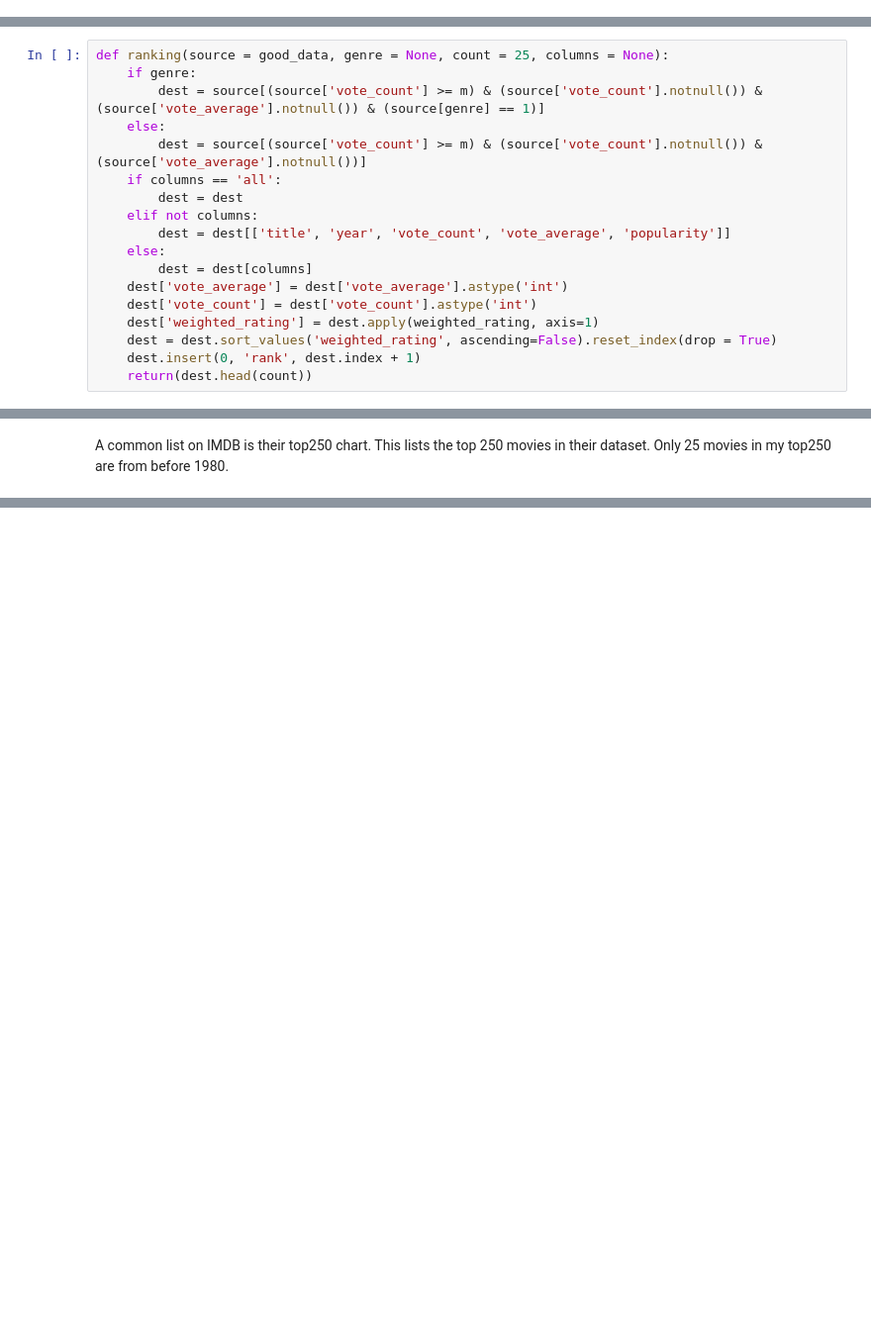
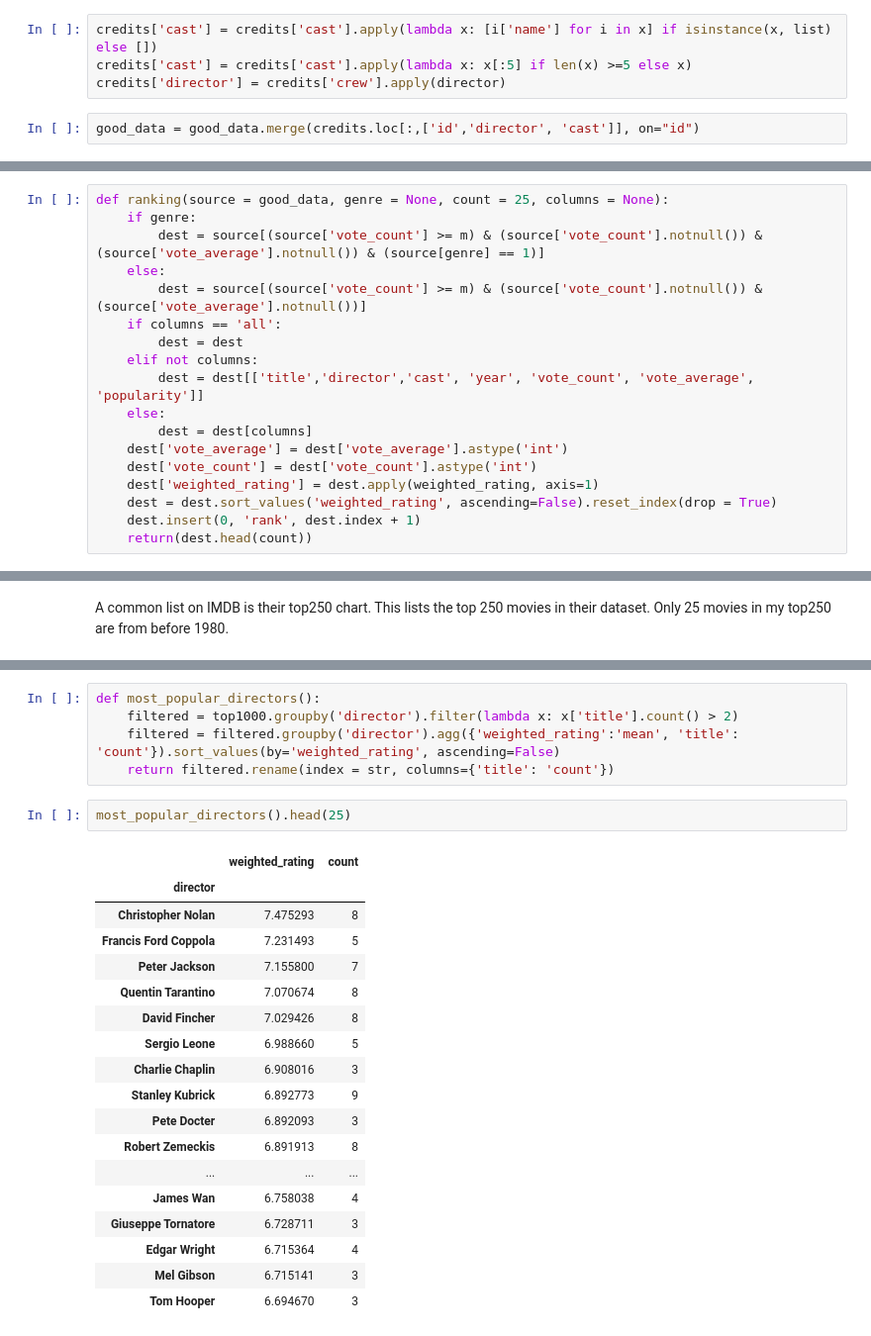
Before and after one commit to andrewnoglows/movieProject, a Jupyter notebook: movies.ipynb, the cells around one changed output, grey strips where cells are left out. Shown at 99% size. Saved outputs shown, nothing was run; the diff lists cells and outputs as text; blank space fills up the shorter version.

Commit message:
added director and cast

```diff
--- a/movies.ipynb
+++ b/movies.ipynb
@@ -112,3 +123,9 @@ for genre in genres:
+# %%
+credits['cast'] = credits['cast'].apply(lambda x: [i['name'] for i in x] if isinstance(x, list) else [])
+credits['cast'] = credits['cast'].apply(lambda x: x[:5] if len(x) >=5 else x)
+credits['director'] = credits['crew'].apply(director)
+# %%
+good_data = good_data.merge(credits.loc[:,['id','director', 'cast']], on="id")
 # %%
 good_data.head(5)
 # %% [output]
@@ -165,7 +182,7 @@ def ranking(source = good_data, genre = None, count = 25, columns = None):
     if columns == 'all':
         dest = dest
     elif not columns:
-        dest = dest[['title', 'year', 'vote_count', 'vote_average', 'popularity']]
+        dest = dest[['title','director','cast', 'year', 'vote_count', 'vote_average', 'popularity']]
     else:
         dest = dest[columns]
     dest['vote_average'] = dest['vote_average'].astype('int')
@@ -361,0 +382,26 @@ A common list on IMDB is their top250 chart. This lists the top 250 movies in th
+# %%
+def most_popular_directors():
+    filtered = top1000.groupby('director').filter(lambda x: x['title'].count() > 2)
+    filtered = filtered.groupby('director').agg({'weighted_rating':'mean', 'title': 'count'}).sort_values(by='weighted_rating', ascending=False)
+    return filtered.rename(index = str, columns={'title': 'count'})
+# %%
+most_popular_directors().head(25)
+# %% [output]
+|  | weighted_rating | count |
+| director |  |  |
+| Christopher Nolan | 7.475293 | 8 |
+| Francis Ford Coppola | 7.231493 | 5 |
+| Peter Jackson | 7.155800 | 7 |
+| Quentin Tarantino | 7.070674 | 8 |
+| David Fincher | 7.029426 | 8 |
+| Sergio Leone | 6.988660 | 5 |
+| Charlie Chaplin | 6.908016 | 3 |
+| Stanley Kubrick | 6.892773 | 9 |
+| Pete Docter | 6.892093 | 3 |
+| Robert Zemeckis | 6.891913 | 8 |
+| ... | ... | ... |
+| James Wan | 6.758038 | 4 |
+| Giuseppe Tornatore | 6.728711 | 3 |
+| Edgar Wright | 6.715364 | 4 |
+| Mel Gibson | 6.715141 | 3 |
+| Tom Hooper | 6.694670 | 3 |
```
Also changed, not shown: parts of 13 cells of this notebook.
